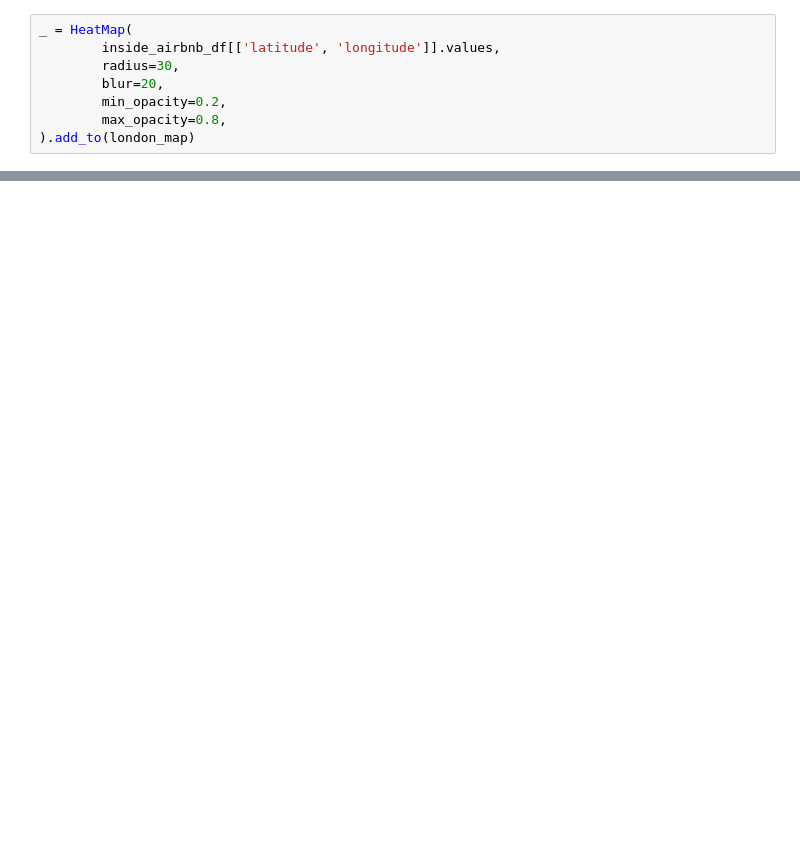
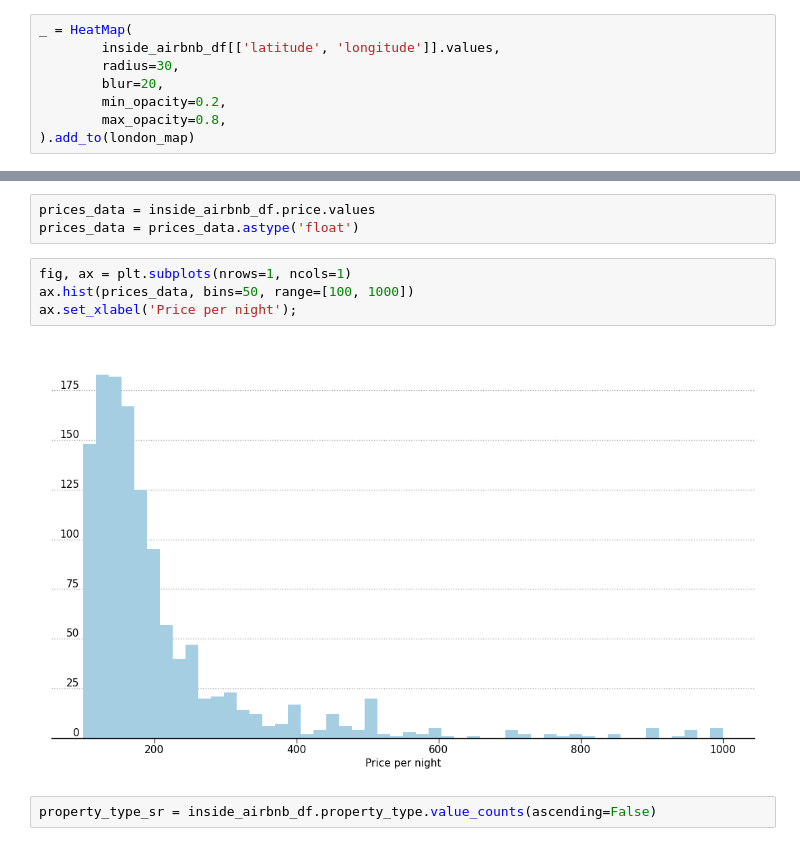
Before and after one commit to capac/short-term-rents-in-london, a Jupyter notebook: data-analysis.ipynb, the cells around one changed output, grey strips where cells are left out. Cells and saved outputs as stored; diff of their text form; blank space fills up the shorter version.

```diff
--- a/data-analysis.ipynb
+++ b/data-analysis.ipynb
@@ -108,0 +126,11 @@ london_map
+# %%
+prices_data = inside_airbnb_df.price.values
+prices_data = prices_data.astype('float')
+# %%
+fig, ax = plt.subplots(nrows=1, ncols=1)
+ax.hist(prices_data, bins=50, range=[100, 1000])
+ax.set_xlabel('Price per night');
+# %% [output]
+[figure, added]
+# %%
+property_type_sr = inside_airbnb_df.property_type.value_counts(ascending=False)
```
Also changed, not shown: parts of 9 cells of this notebook.
